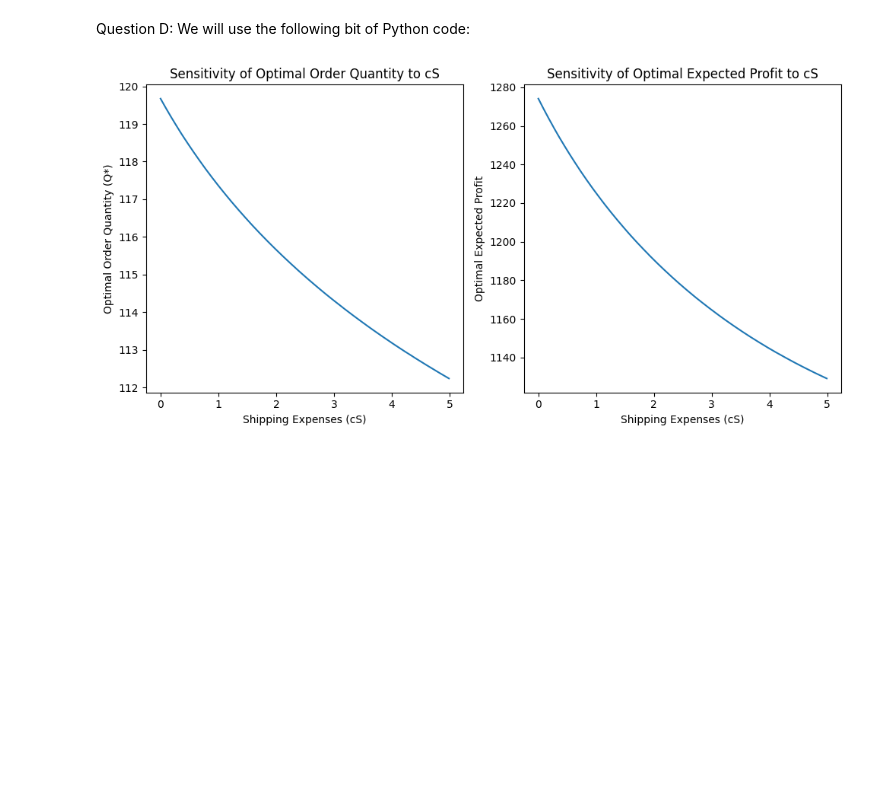
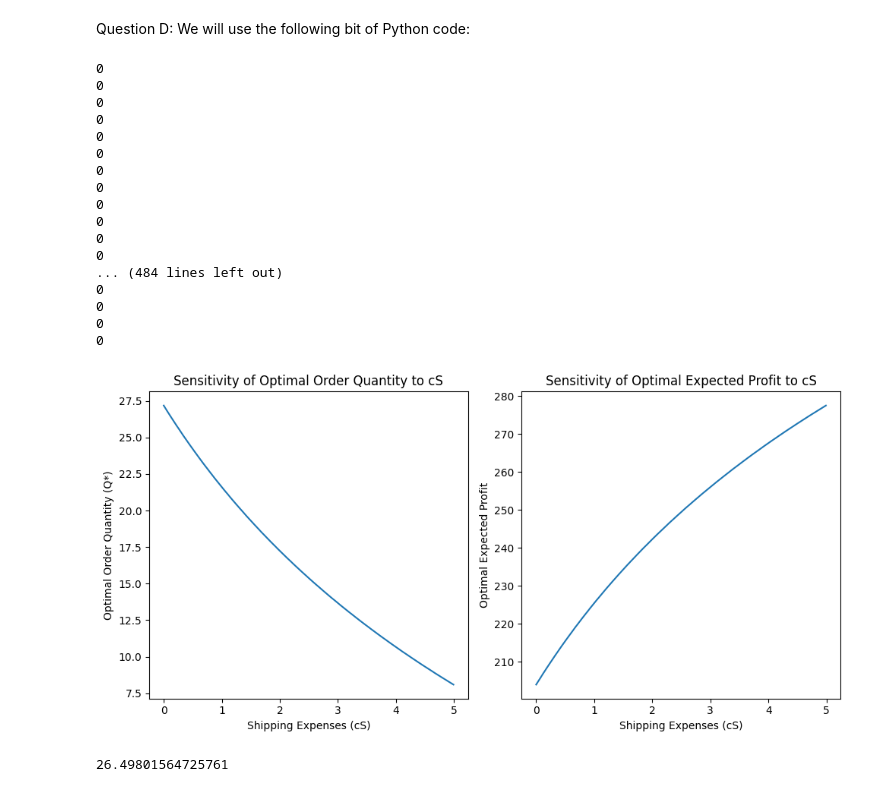
Before and after one commit to Marijn2404/TheThirdPiGame, a Jupyter notebook: Excercise part 1.ipynb, the cells around one changed output. Drawn from its saved outputs; the diff is of its cells as text; code cells hidden in the pictures; blank space fills up the shorter version.

Commit message:
Added cooler graphs

```diff
--- a/Excercise part 1.ipynb
+++ b/Excercise part 1.ipynb
@@ -43,14 +43,15 @@ def calculateOptimalProfit(p,p_L,c,c_s,Q_star, meanDemand):
     return profit
 
 
-stdevDemand = 10
-meanDemand = 110
+stdevDemand = 42.255709
+meanDemand = 66.527485
 
-cost = 10
-price = 20
-priceLow = 8
-shippingCost = 2
+cost = 3.85
+price = 4.64
+priceLow = 0.15
+shippingCost = 0.11
 
+optimalOrderQuantity = calculateOptimalOrderQuantity(price,priceLow,cost,shippingCost,stdevDemand,meanDemand)
 # Optimal order quantity vs shipping expenses
 cS_values = np.arange(0, 5, 0.01)  # Adjust the range as needed
 
@@ -59,31 +60,50 @@ optimal_quantity = []
 optimal_profit = []
 
 # Calculate Q* and optimal profit for each cS value
 for cS in cS_values:
     Q_star = calculateOptimalOrderQuantity(price, priceLow, cost, cS, stdevDemand, meanDemand)
     optimal_quantity.append(Q_star)
     profit = calculateOptimalProfit(price, priceLow, cost, cS, Q_star, meanDemand)
     optimal_profit.append(profit)
 
 # Plotting the sensitivity graphs
 plt.figure(figsize=(10, 5))
 
 # Sensitivity graph for Q*
 plt.subplot(1, 2, 1)
 plt.plot(cS_values, optimal_quantity)
 plt.xlabel('Shipping Expenses (cS)')
 plt.ylabel('Optimal Order Quantity (Q*)')
 plt.title('Sensitivity of Optimal Order Quantity to cS')
 
 # Sensitivity graph for optimal profit
 plt.subplot(1, 2, 2)
 plt.plot(cS_values, optimal_profit)
 plt.xlabel('Shipping Expenses (cS)')
 plt.ylabel('Optimal Expected Profit')
 plt.title('Sensitivity of Optimal Expected Profit to cS')
 
 # Display the plots
 plt.tight_layout()
 plt.show()
+optimalOrderQuantity
 # %% [output]
+0
+0
+0
+0
+0
+0
+0
+0
+0
+0
+0
+0
+... (484 lines left out)
+0
+0
+0
+0
-[figure, old version]
+[figure, new version]
+26.49801564725761
```
Also changed, not shown: 3 other files.
